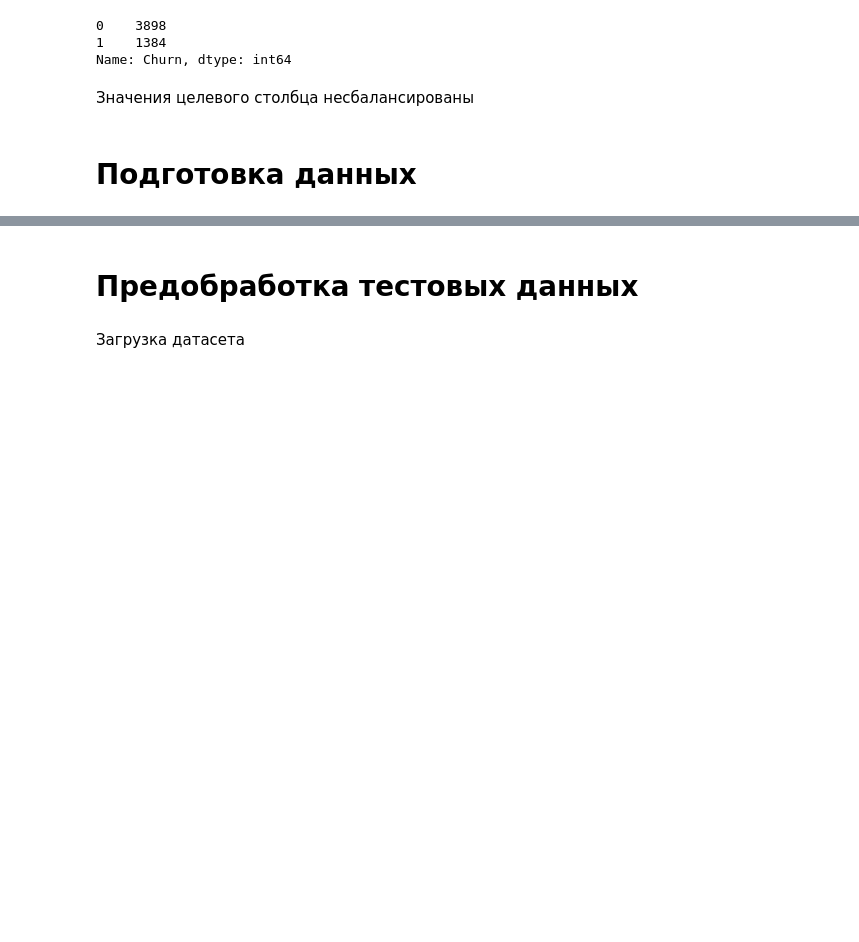
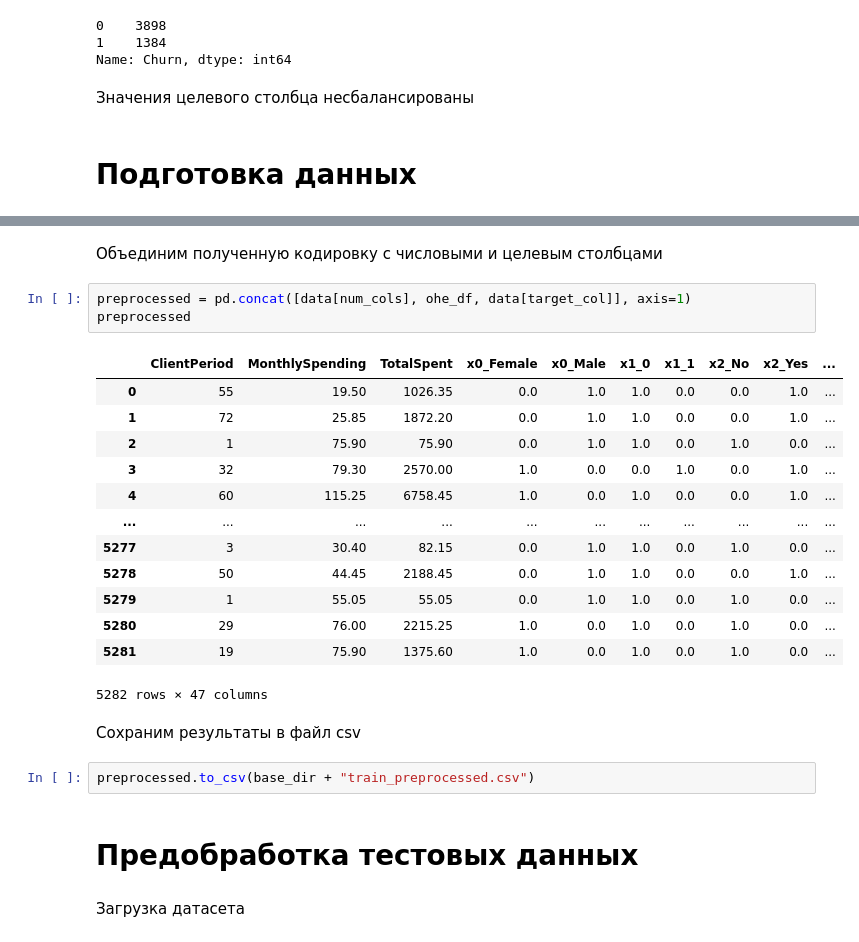
Before and after one commit to ValShm/mipt-ml-homeworks, a Jupyter notebook: homeworks/mipt-machine-learning/telecom/preprocessing.ipynb, the cells around one changed output, grey strips where cells are left out. Drawn from its saved outputs; the diff is of its cells as text; blank space fills up the shorter version.

```diff
--- a/homeworks/mipt-machine-learning/telecom/preprocessing.ipynb
+++ b/homeworks/mipt-machine-learning/telecom/preprocessing.ipynb
@@ -274,3 +212,26 @@ preprocessed.to_csv(base_dir + "train_preprocessed.csv")
+# %% [markdown]
+Объединим полученную кодировку с числовыми и целевым столбцами
+# %%
+preprocessed = pd.concat([data[num_cols], ohe_df, data[target_col]], axis=1)
+preprocessed
+# %% [output]
+|  | ClientPeriod | MonthlySpending | TotalSpent | x0_Female | x0_Male | x1_0 | x1_1 | x2_No | x2_Yes | ... |
+| 0 | 55 | 19.50 | 1026.35 | 0.0 | 1.0 | 1.0 | 0.0 | 0.0 | 1.0 | ... |
+| 1 | 72 | 25.85 | 1872.20 | 0.0 | 1.0 | 1.0 | 0.0 | 0.0 | 1.0 | ... |
+| 2 | 1 | 75.90 | 75.90 | 0.0 | 1.0 | 1.0 | 0.0 | 1.0 | 0.0 | ... |
+| 3 | 32 | 79.30 | 2570.00 | 1.0 | 0.0 | 0.0 | 1.0 | 0.0 | 1.0 | ... |
+| 4 | 60 | 115.25 | 6758.45 | 1.0 | 0.0 | 1.0 | 0.0 | 0.0 | 1.0 | ... |
+| ... | ... | ... | ... | ... | ... | ... | ... | ... | ... | ... |
+| 5277 | 3 | 30.40 | 82.15 | 0.0 | 1.0 | 1.0 | 0.0 | 1.0 | 0.0 | ... |
+| 5278 | 50 | 44.45 | 2188.45 | 0.0 | 1.0 | 1.0 | 0.0 | 0.0 | 1.0 | ... |
+| 5279 | 1 | 55.05 | 55.05 | 0.0 | 1.0 | 1.0 | 0.0 | 1.0 | 0.0 | ... |
+| 5280 | 29 | 76.00 | 2215.25 | 1.0 | 0.0 | 1.0 | 0.0 | 1.0 | 0.0 | ... |
+| 5281 | 19 | 75.90 | 1375.60 | 1.0 | 0.0 | 1.0 | 0.0 | 1.0 | 0.0 | ... |
+5282 rows × 47 columns
+# %% [markdown]
+Сохраним результаты в файл csv
+# %%
+preprocessed.to_csv(base_dir + "train_preprocessed.csv")
 # %% [markdown]
 # Предобработка тестовых данных
 # %% [markdown]
```
Also changed, not shown: parts of 32 cells of this notebook, 2 other files.
